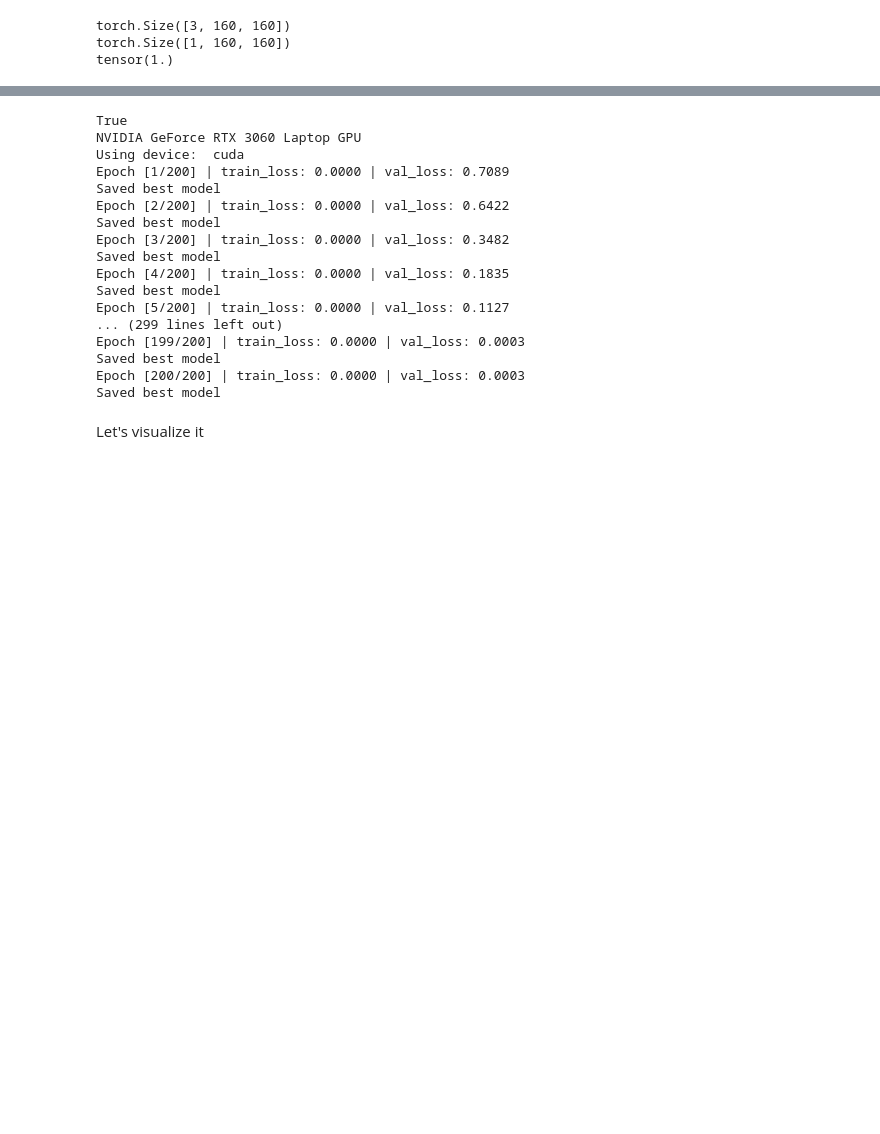
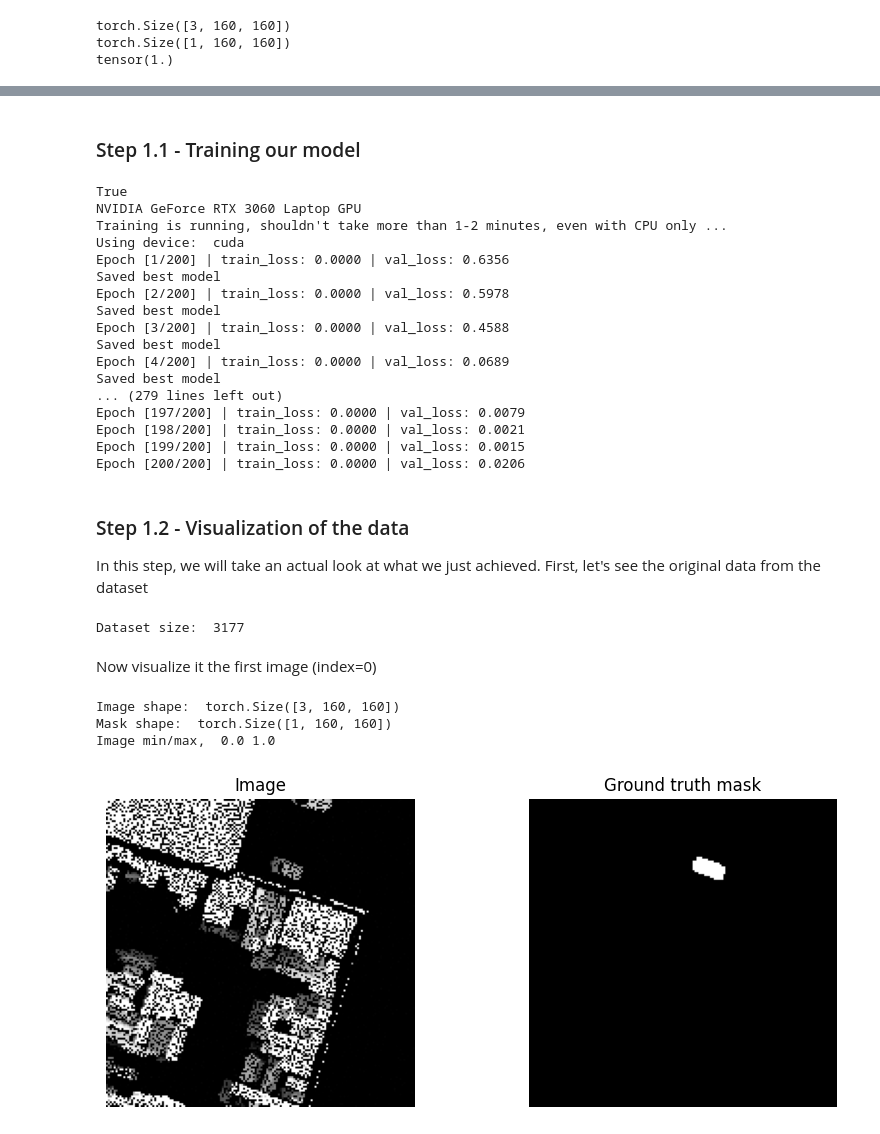
Before and after one commit to slelo/CVCA-S1E1-UNet-Image-Segmentation, a Jupyter notebook: notebooks/01_exploration.ipynb, the cells around one changed output, grey strips where cells are left out. Saved outputs shown, nothing was run; the diff lists cells and outputs as text; code cells hidden in the pictures; blank space fills up the shorter version.

Commit message:
Exploring 1 image overfit, found issues

```diff
--- a/notebooks/01_exploration.ipynb
+++ b/notebooks/01_exploration.ipynb
@@ -36,25 +37,72 @@ tensor(1.)
+# %% [markdown]
+### Step 1.1 - Training our model
 # %%
 print(torch.cuda.is_available())
 print(torch.cuda.get_device_name(0))
-
+print("Training is running, shouldn't take more than 1-2 minutes, even with CPU only ...")
 !python ../src/train.py
 # %% [output]
 True
 NVIDIA GeForce RTX 3060 Laptop GPU
+Training is running, shouldn't take more than 1-2 minutes, even with CPU only ...
 Using device:  cuda
-Epoch [1/200] | train_loss: 0.0000 | val_loss: 0.7089
+Epoch [1/200] | train_loss: 0.0000 | val_loss: 0.6356
 Saved best model
-Epoch [2/200] | train_loss: 0.0000 | val_loss: 0.6422
+Epoch [2/200] | train_loss: 0.0000 | val_loss: 0.5978
 Saved best model
-Epoch [3/200] | train_loss: 0.0000 | val_loss: 0.3482
+Epoch [3/200] | train_loss: 0.0000 | val_loss: 0.4588
 Saved best model
-Epoch [4/200] | train_loss: 0.0000 | val_loss: 0.1835
+Epoch [4/200] | train_loss: 0.0000 | val_loss: 0.0689
 Saved best model
-Epoch [5/200] | train_loss: 0.0000 | val_loss: 0.1127
-... (299 lines left out)
-Epoch [199/200] | train_loss: 0.0000 | val_loss: 0.0003
-Saved best model
-Epoch [200/200] | train_loss: 0.0000 | val_loss: 0.0003
-Saved best model
+... (279 lines left out)
+Epoch [197/200] | train_loss: 0.0000 | val_loss: 0.0079
+Epoch [198/200] | train_loss: 0.0000 | val_loss: 0.0021
+Epoch [199/200] | train_loss: 0.0000 | val_loss: 0.0015
+Epoch [200/200] | train_loss: 0.0000 | val_loss: 0.0206
 # %% [markdown]
-Let's visualize it
+### Step 1.2 - Visualization of the data
+In this step, we will take an actual look at what we just achieved.
+First, let's see the original data from the dataset
+# %%
+image_dir = PROJECT_ROOT / "data" / "train" / "images"
+json_path = PROJECT_ROOT / "data" / "train" / "train.json"
+
+dataset = CocoSegDataset(
+    image_dir = str(image_dir),
+    json_path = str(json_path)
+)
+
+print ("Dataset size: ", len(dataset))
+# %% [output]
+Dataset size:  3177
+# %% [markdown]
+Now visualize it the first image (index=0)
+# %%
+idx = 0
+
+image, mask = dataset[idx]
+
+# first, let's take a look at the image and mask attributes
+print("Image shape: ", image.shape)
+print("Mask shape: ", mask.shape)
+print("Image min/max, ", image.min().item(), image.max().item())
+
+# Plotting it
+plt.figure(figsize=(10,4))
+
+plt.subplot(1,2,1)
+plt.title("Image")
+plt.imshow(image.permute(1,2,0))
+plt.axis("off")
+
+plt.subplot(1,2,2)
+plt.title("Ground truth mask")
+plt.imshow(mask.squeeze(), cmap="gray")
+plt.axis("off")
+
+plt.show()
+# %% [output]
+Image shape:  torch.Size([3, 160, 160])
+Mask shape:  torch.Size([1, 160, 160])
+Image min/max,  0.0 1.0
+[figure, added]
```
Also changed, not shown: parts of 16 cells of this notebook.
